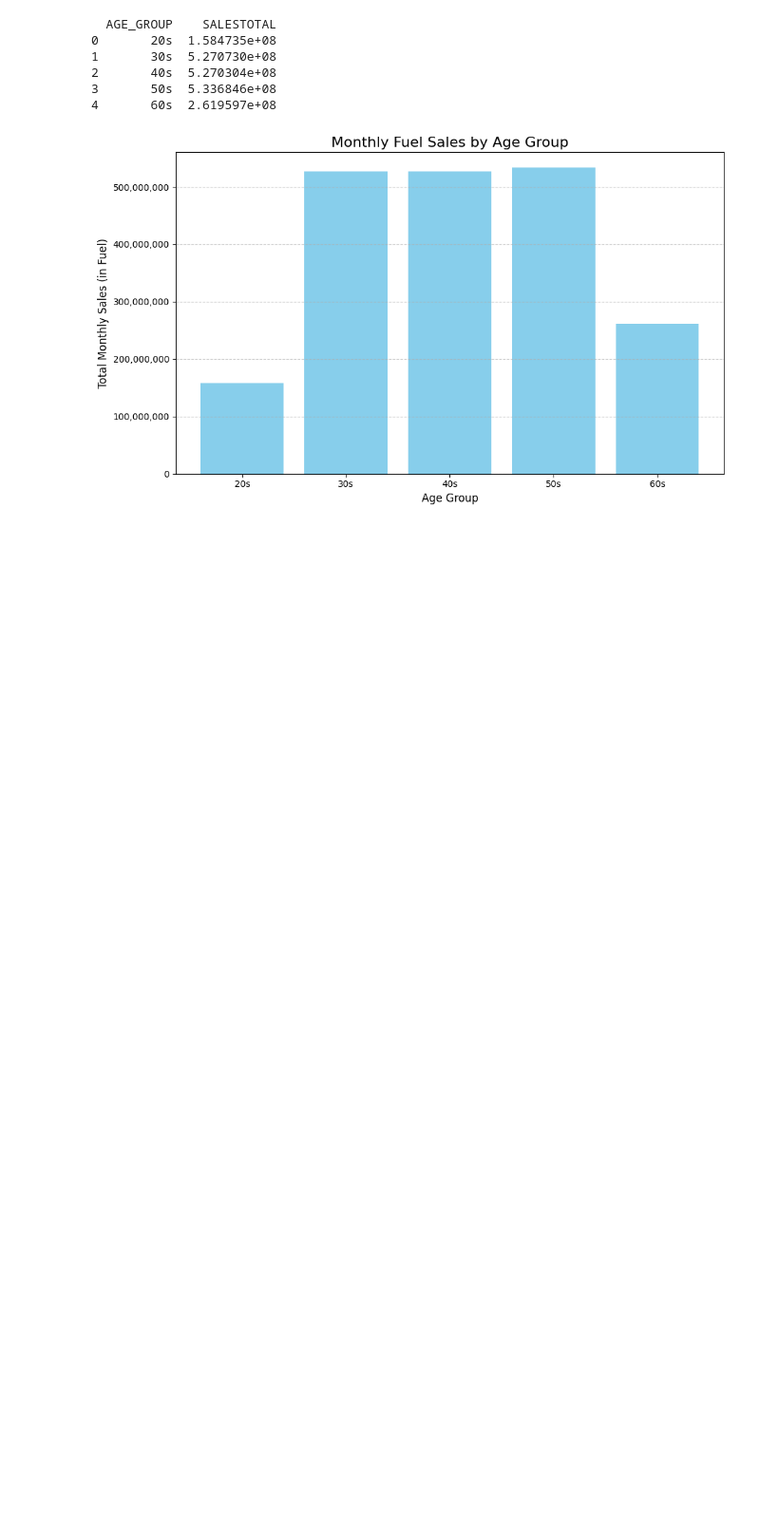
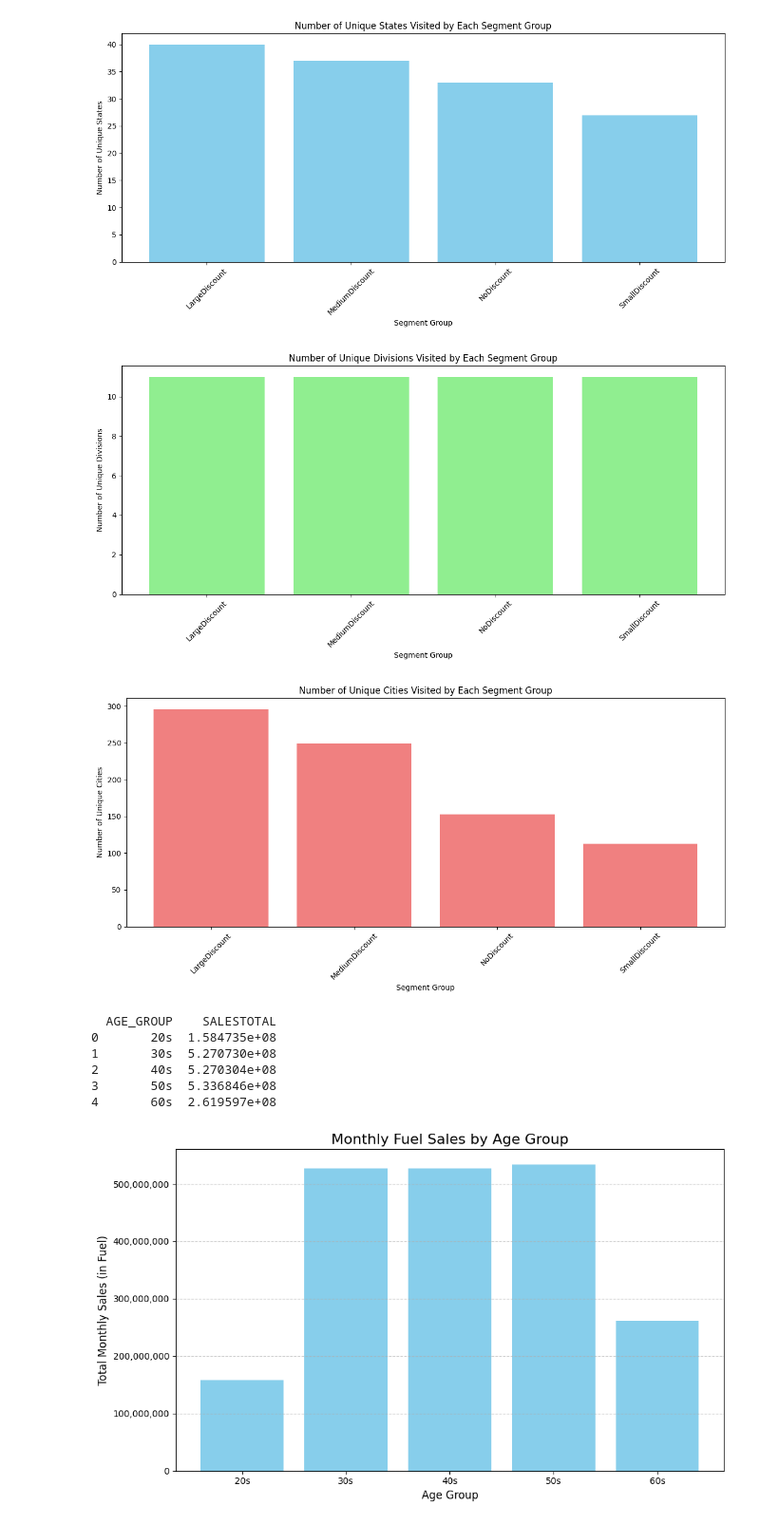
Before and after one commit to alexander-bhar32/Love-s-Case-Study, a Jupyter notebook: Group3_Bharucha_Alexander.ipynb, the cells around one changed output. Shown: that part at 95% size. Cells and saved outputs as stored; diff of their text form; code cells hidden in the pictures; blank space fills up the shorter version.

Commit message:
Fixed first question error
Division chart does not show any variation still

```diff
--- a/Group3_Bharucha_Alexander.ipynb
+++ b/Group3_Bharucha_Alexander.ipynb
@@ -93,3 +53,82 @@ KeyError: 'SEGMENT_GROUP'
+# %%
+import pandas as pd
+import matplotlib.pyplot as plt
+
+# Standardize column names to lowercase
+store_lookup.columns = store_lookup.columns.str.lower()
+driver_lookup.columns = driver_lookup.columns.str.lower()
+
+# Standardize 'city' and 'state' values
+driver_lookup['city'] = driver_lookup['city'].str.strip().str.title()
+driver_lookup['state'] = driver_lookup['state'].str.strip().str.upper()
+
+store_lookup['city'] = store_lookup['city'].str.strip().str.title()
+store_lookup['state'] = store_lookup['state'].str.strip().str.upper()
+
+# Create a mapping from full state names to abbreviations
+state_abbreviation_map = {
+    'ALABAMA': 'AL', 'ALASKA': 'AK', 'ARIZONA': 'AZ', 'ARKANSAS': 'AR',
+    'CALIFORNIA': 'CA', 'COLORADO': 'CO', 'CONNECTICUT': 'CT', 'DELAWARE': 'DE',
+    'FLORIDA': 'FL', 'GEORGIA': 'GA', 'HAWAII': 'HI', 'IDAHO': 'ID',
+    'ILLINOIS': 'IL', 'INDIANA': 'IN', 'IOWA': 'IA', 'KANSAS': 'KS',
+    'KENTUCKY': 'KY', 'LOUISIANA': 'LA', 'MAINE': 'ME', 'MARYLAND': 'MD',
+    'MASSACHUSETTS': 'MA', 'MICHIGAN': 'MI', 'MINNESOTA': 'MN', 'MISSISSIPPI': 'MS',
+    'MISSOURI': 'MO', 'MONTANA': 'MT', 'NEBRASKA': 'NE', 'NEVADA': 'NV',
+    'NEW HAMPSHIRE': 'NH', 'NEW JERSEY': 'NJ', 'NEW MEXICO': 'NM', 'NEW YORK': 'NY',
+    'NORTH CAROLINA': 'NC', 'NORTH DAKOTA': 'ND', 'OHIO': 'OH', 'OKLAHOMA': 'OK',
+    'OREGON': 'OR', 'PENNSYLVANIA': 'PA', 'RHODE ISLAND': 'RI', 'SOUTH CAROLINA': 'SC',
+    'SOUTH DAKOTA': 'SD', 'TENNESSEE': 'TN', 'TEXAS': 'TX', 'UTAH': 'UT',
+    'VERMONT': 'VT', 'VIRGINIA': 'VA', 'WASHINGTON': 'WA', 'WEST VIRGINIA': 'WV',
+    'WISCONSIN': 'WI', 'WYOMING': 'WY'
+}
+
+# Map the full state names in driver_lookup to abbreviations
+driver_lookup['state'] = driver_lookup['state'].map(state_abbreviation_map).fillna(driver_lookup['state'])
+
+# Perform inner join on 'state' and 'city'
+merged_data = pd.merge(driver_lookup, store_lookup, on=['state', 'city'], how='inner')
+
+if merged_data.empty:
+    print("Merged data is empty; ensure the datasets have matching 'state' and 'city' keys.")
+else:
+    # Group by 'segmentgroup' to find unique store states, divisions, and cities visited
+    unique_states_by_segment = merged_data.groupby('segmentgroup')['state'].nunique().reset_index(name='unique_states_count')
+    unique_divisions_by_segment = merged_data.groupby('segmentgroup')['division'].nunique().reset_index(name='unique_divisions_count')
+    unique_cities_by_segment = merged_data.groupby('segmentgroup')['city'].nunique().reset_index(name='unique_cities_count')
+
+    # Plot: Number of Unique States Visited by Segment Group
+    plt.figure(figsize=(12, 6))
+    plt.bar(unique_states_by_segment['segmentgroup'], unique_states_by_segment['unique_states_count'], color='skyblue')
+    plt.title('Number of Unique States Visited by Each Segment Group')
+    plt.xlabel('Segment Group')
+    plt.ylabel('Number of Unique States')
+    plt.xticks(rotation=45)
+    plt.tight_layout()
+    plt.show()
+
+    # Plot: Number of Unique Divisions Visited by Segment Group
+    plt.figure(figsize=(12, 6))
+    plt.bar(unique_divisions_by_segment['segmentgroup'], unique_divisions_by_segment['unique_divisions_count'], color='lightgreen')
+    plt.title('Number of Unique Divisions Visited by Each Segment Group')
+    plt.xlabel('Segment Group')
+    plt.ylabel('Number of Unique Divisions')
+    plt.xticks(rotation=45)
+    plt.tight_layout()
+    plt.show()
+
+    # Plot: Number of Unique Cities Visited by Segment Group
+    plt.figure(figsize=(12, 6))
+    plt.bar(unique_cities_by_segment['segmentgroup'], unique_cities_by_segment['unique_cities_count'], color='lightcoral')
+    plt.title('Number of Unique Cities Visited by Each Segment Group')
+    plt.xlabel('Segment Group')
+    plt.ylabel('Number of Unique Cities')
+    plt.xticks(rotation=45)
+    plt.tight_layout()
+    plt.show()
+# %% [output]
+[figure, added]
+[figure, added]
+[figure, added]
 # %%
 import pandas as pd
 from datetime import datetime
```
Also changed, not shown: parts of 5 cells of this notebook.
